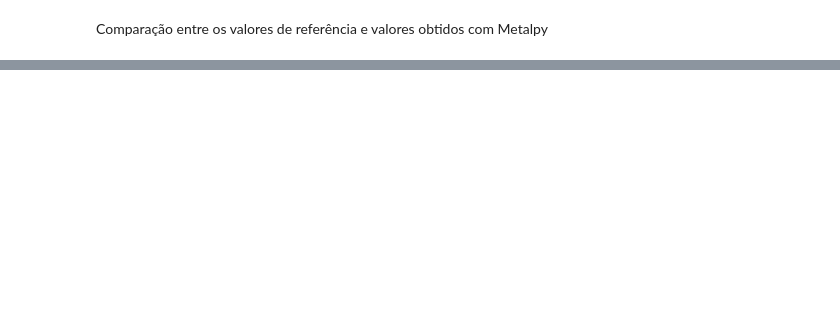
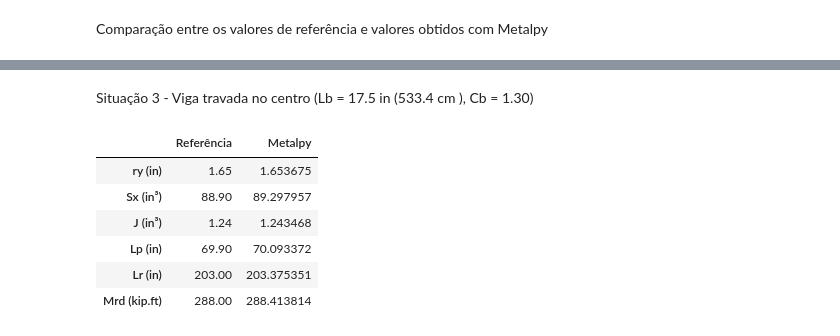
Before and after one commit to JoaoSevergnini/metalpy, a Jupyter notebook: ex_perfis_I_laminados.ipynb, the cells around one changed output, grey strips where cells are left out. Drawn from its saved outputs; the diff is of its cells as text; code cells hidden in the pictures; blank space fills up the shorter version.

```diff
--- a/ex_perfis_I_laminados.ipynb
+++ b/ex_perfis_I_laminados.ipynb
@@ -221,0 +266,38 @@ df
+# %% [markdown]
+Situação 3 - Viga travada no centro (Lb = 17.5 in (533.4 cm ), Cb = 1.30)
+# %%
+#Respostas do exercicio
+r_ry = 1.65 # Raio de giração em Y
+r_Sx = 88.9 # Módulo elástico
+r_J= 1.24 # Inércia a torção
+r_Lp = 69.90 # Comprimento limite plástico
+r_Lr = 203 # Comprimento limite para o inicio de escoamento
+r_Mrd3= 288 # Momento resistente de cálculo
+
+#Respostas com Metalpy
+mp_ry =  W460X74.ry * cm_to_in
+mp_Sx = W460X74.Wx * cm_to_in ** 3
+mp_J = W460X74.J * cm_to_in ** 4
+
+# Calculando o momento resistente de cálculo e obtendo os dados do cálculo
+Lb = 17.5 * ft_to_cm
+Cb = 1.3
+Mrd, dados_FLT, dados_FLM = W460X74.Mrdx(Lb = Lb, Cb = Cb, data=True)
+mp_Mrd3 = Mrd * kNcm_to_kipft
+mp_Lp = dados_FLT.Lp * cm_to_in
+mp_Lr = dados_FLT.Lr * cm_to_in
+
+columns = 'Referência Metalpy'.split()
+index = ['ry (in)', 'Sx (in³)', 'J (in³)', 'Lp (in)', 'Lr (in)', 'Mrd (kip.ft)']
+data = zip([r_ry, r_Sx, r_J, r_Lp, r_Lr, r_Mrd3], [ mp_ry, mp_Sx, mp_J, mp_Lp, mp_Lr, mp_Mrd3])
+
+df = pd.DataFrame(data,index=index,columns=columns)
+df
+# %% [output]
+|  | Referência | Metalpy |
+| ry (in) | 1.65 | 1.653675 |
+| Sx (in³) | 88.90 | 89.297957 |
+| J (in³) | 1.24 | 1.243468 |
+| Lp (in) | 69.90 | 70.093372 |
+| Lr (in) | 203.00 | 203.375351 |
+| Mrd (kip.ft) | 288.00 | 288.413814 |
```
Also changed, not shown: parts of 26 cells of this notebook, 3 other files.
